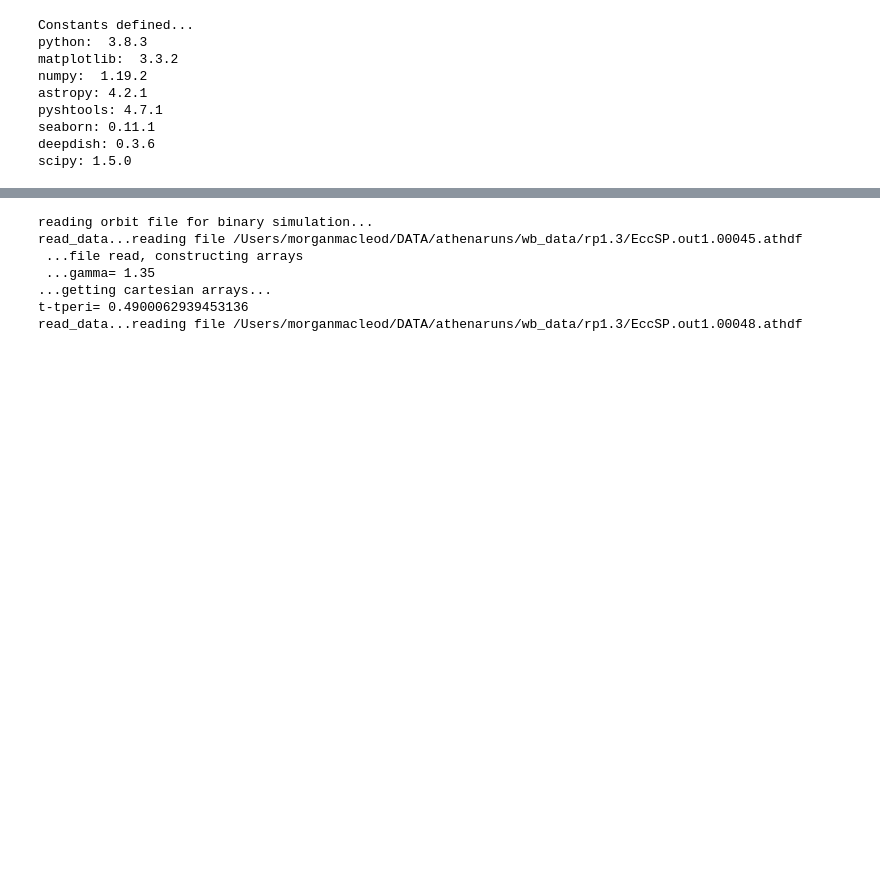
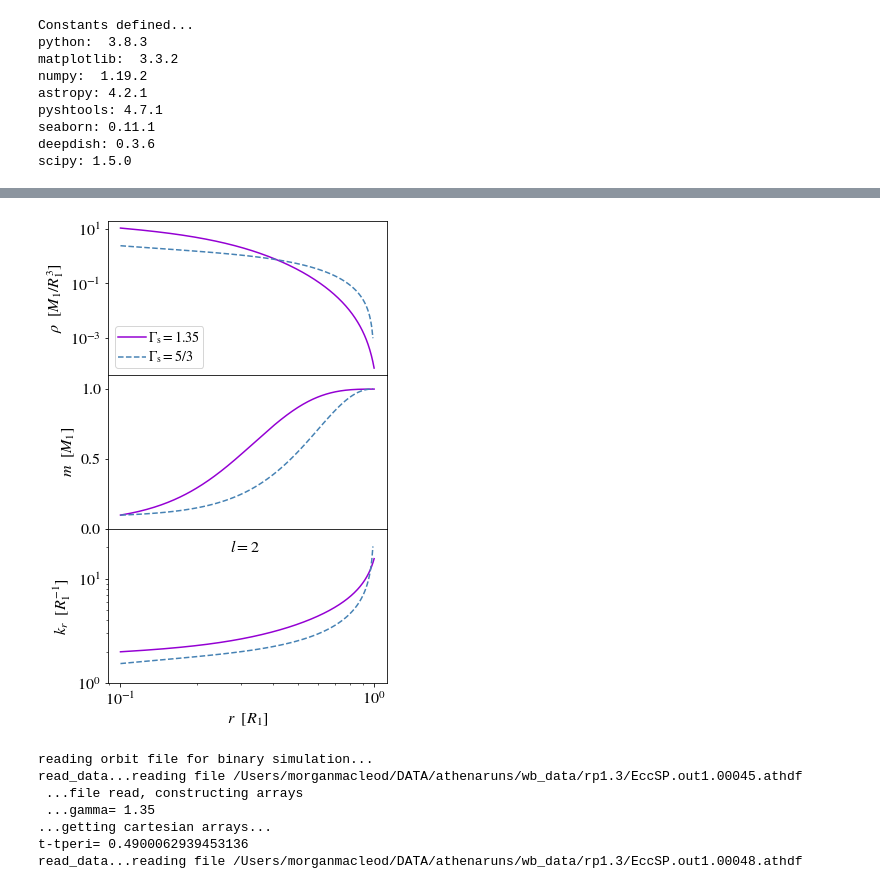
Before and after one commit to morganemacleod/wb_materials, a Jupyter notebook: WaveBreaking_figs.ipynb, the cells around one changed output, grey strips where cells are left out. Saved outputs shown, nothing was run; the diff lists cells and outputs as text; code cells hidden in the pictures; blank space fills up the shorter version.

Commit message:
revisions and added two figures.

```diff
--- a/WaveBreaking_figs.ipynb
+++ b/WaveBreaking_figs.ipynb
@@ -58,3 +80,59 @@ scipy: 1.5.0
+# %%
+p43 = ascii.read(data_dir+"rp1.9/pa1e-8/hse_profile.dat.gz",names=["r","rho","p","m"])
+p53 = ascii.read(data_dir+"g53/rp1.9/hse_profile.dat.gz",names=["r","rho","p","m"])
+
+p43 = p43[p43['r']<=1.].copy()
+p53 = p53[p53['r']<=0.9891108891108891].copy()
+
+g43 = ascii.read("gyre/g135_mc01/fmodel2_Edist.txt")
+g53 = ascii.read("gyre/g53_mc01/fmodel2_Edist.txt")
+
+mp43 = ascii.read("gyre/g135_mc01/ModeProperties.txt")
+mp53 = ascii.read("gyre/g53_mc01/ModeProperties.txt")
+# %%
+plt.figure(figsize=(5,8.5))
+
+
+c53 = 'SteelBlue'
+c43 = 'DarkViolet'
+
+plt.subplot(311)
+plt.plot(p43['r'],p43['rho'],color=c43,label=r'$\Gamma_{\rm s}=1.35$')
+plt.plot(p53['r'],p53['rho'],color=c53,label=r'$\Gamma_{\rm s}=5/3$',ls='--')
+plt.loglog()
+plt.legend()
+plt.xticks(visible=False)
+#plt.grid()
+plt.ylabel(r'$\rho \ \ [M_1/R_1^3]$')
+
+plt.subplot(312)
+plt.plot(p43['r'],p43['m'],color=c43)
+plt.plot(p53['r'],p53['m'],color=c53,ls='--')
+plt.semilogx()
+plt.ylim(0,1.1)
+plt.xticks(visible=False)
+#plt.grid()
+plt.ylabel(r'$m\ \ [M_1]$')
+
+plt.subplot(313)
+l=2
+kh43 = (l*(l+1))/p43['r']**2
+kh53 = (l*(l+1))/p53['r']**2
+kr43 = mp43['omega'][0]/np.sqrt(1.35*p43['p']/p43['rho'])
+kr53 = mp53['omega'][0]/np.sqrt(5/3.*p53['p']/p53['rho'])
+plt.plot(p43['r'],kr43, color=c43,label='$k_r$',ls='-')
+plt.plot(p53['r'],kr53 ,color=c53,ls='--')
+plt.loglog()
+plt.xlabel(r'$r\ \ [R_1]$')
+plt.ylabel(r'$k_r\ \ [R_1^{-1}]$')
+plt.annotate("$l=2$",(0.27,18))
+plt.ylim(1,30)
+#plt.legend()
+
+plt.subplots_adjust(hspace=0)
+plt.savefig("prece_figures/structures.pdf",bbox_inches='tight')
+# %% [output]
+[figure, added]
 # %%
 def divV_midplane(d):
     divV = ( d['gx1v']**(-2) *  np.gradient(d['gx1v']**2 * d['vel1'],axis=2)/np.gradient(d['gx1v'],axis=2) +
```
Also changed, not shown: parts of 6 cells of this notebook, 2 other files.
